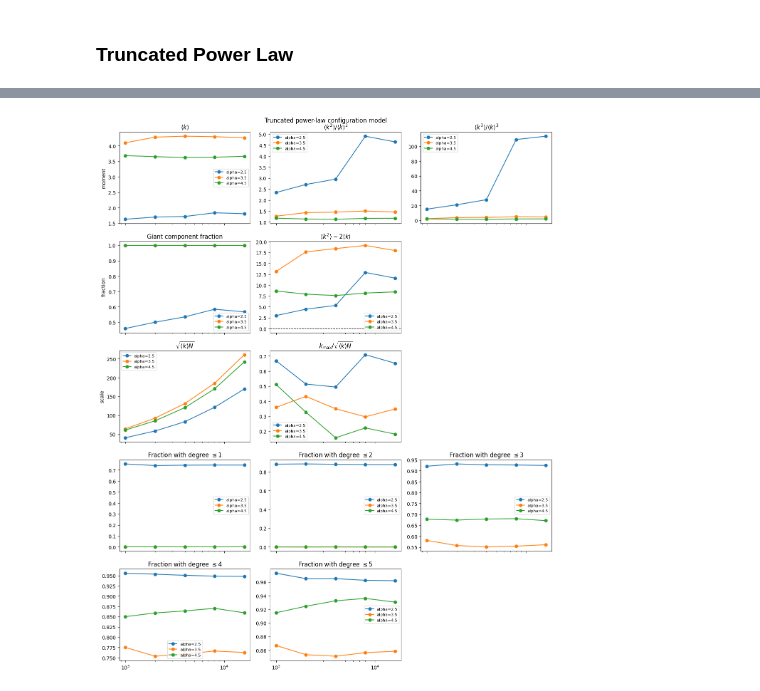
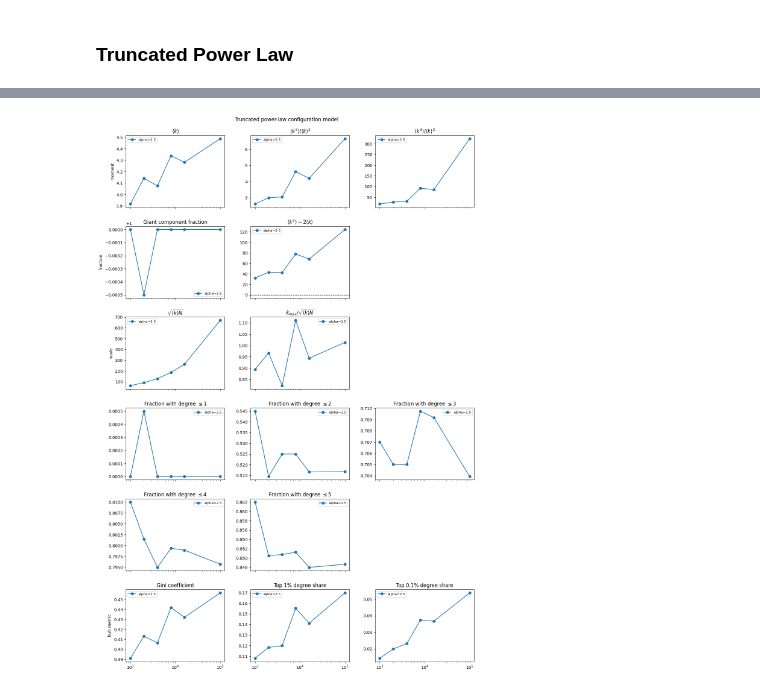
Before and after one commit to niccozagli/Dynamical_Systems_Networks, a Jupyter notebook: notebooks/prototyping/prototyping_networks.ipynb, the cells around one changed output, grey strips where cells are left out. Saved outputs shown, nothing was run; the diff lists cells and outputs as text; code cells hidden in the pictures.

Commit message:
Changed phase diagram scripts

```diff
--- a/notebooks/prototyping/prototyping_networks.ipynb
+++ b/notebooks/prototyping/prototyping_networks.ipynb
@@ -312,10 +408,34 @@ from matplotlib import pyplot as plt
 import networkx as nx
 from dyn_net.networks import get_network
 
-N_list = [ 1000, 2000, 4000, 8000, 16000]
-alphas = [2.5, 3.5, 4.5]
-k_mins = [1,3,3]
-k_max = 100
+N_list = [ 1000, 2000, 4000, 8000, 16000, 100_000]
+alphas = [2.5]#, 3.5, 4.5]
+k_mins = [2]#,3,3]
+
+
+
+def gini_coefficient(values: np.ndarray) -> float:
+    values = np.asarray(values, dtype=float).ravel()
+    if values.size == 0:
+        return np.nan
+    if np.all(values == 0):
+        return 0.0
+    values = np.sort(values)
+    n = values.size
+    cum_idx = np.arange(1, n + 1)
+    return (2.0 * np.sum(cum_idx * values) / (n * values.sum())) - (n + 1) / n
+
+
+def top_percentile_degree_share(values: np.ndarray, p: float) -> float:
+    values = np.asarray(values, dtype=float).ravel()
+    if values.size == 0:
+        return np.nan
+    total = values.sum()
+    if total == 0:
+        return 0.0
+    k = max(1, int(np.ceil(p * values.size)))
+    top = np.sort(values)[-k:]
+    return float(top.sum() / total)
 
 
 results = {}
@@ -328,7 +448,7 @@ for alpha,k_min in zip(alphas,k_mins):
             'params' : {
                 'alpha' : alpha,
                 'k_min' : k_min,
-                'k_max' : k_max
+                'k_max' : int( np.floor( np.sqrt( (alpha-1) / (alpha-2) * k_min  * N ) ) )
             }
         }
         network_params = {
@@ -355,6 +475,10 @@ for alpha,k_min in zip(alphas,k_mins):
         k_max_emp = float(degrees.max()) if degrees.size else 0.0
         k_max_ratio = k_max_emp / structural_cutoff if structural_cutoff > 0 else np.nan
 
+        gini = gini_coefficient(degrees)
+        top_1pct = top_percentile_degree_share(degrees, 0.01)
+        top_01pct = top_percentile_degree_share(degrees, 0.001)
+
         G = nx.from_scipy_sparse_array(A)
         if G.number_of_nodes() > 0:
             giant_size = max((len(c) for c in nx.connected_components(G)), default=0)
@@ -366,13 +490,14 @@ for alpha,k_min in zip(alphas,k_mins):
             N, m1, m2, m3, structural_cutoff,
             frac_le_1, frac_le_2, frac_le_3, frac_le_4, frac_le_5,
             k_max_emp, k_max_ratio,
-            frac_giant
+            frac_giant,
+            gini, top_1pct, top_01pct
         ))
     results[alpha] = records
 
 
 # Plot moments and structural diagnostics vs N
-fig, axes = plt.subplots(5, 3, figsize=(13, 16), sharex=True)
+fig, axes = plt.subplots(6, 3, figsize=(13, 19), sharex=True)
 for alpha in alphas:
     data = results[alpha]
     Ns = np.array([r[0] for r in data])
@@ -387,6 +512,9 @@ for alpha in alphas:
     frac5 = np.array([r[9] for r in data])
     kmax_ratio = np.array([r[11] for r in data])
     frac_giant = np.array([r[12] for r in data])
+    gini = np.array([r[13] for r in data])
+    top_1pct = np.array([r[14] for r in data])
+    top_01pct = np.array([r[15] for r in data])
     crit_vals = m2s - 2 * m1s
 
     axes[0, 0].semilogx(Ns, m1s, marker='o', label=f'alpha={alpha}')
@@ -405,39 +533,48 @@ for alpha in alphas:
 
     axes[4, 0].semilogx(Ns, frac4, marker='o', label=f'alpha={alpha}')
     axes[4, 1].semilogx(Ns, frac5, marker='o', label=f'alpha={alpha}')
+
+    axes[5, 0].semilogx(Ns, gini, marker='o', label=f'alpha={alpha}')
+    axes[5, 1].semilogx(Ns, top_1pct, marker='o', label=f'alpha={alpha}')
+    axes[5, 2].semilogx(Ns, top_01pct, marker='o', label=f'alpha={alpha}')
 
 axes[0, 0].set_title(r'$\langle k \rangle$')
 axes[0, 0].set_ylabel('moment')
 axes[0, 1].set_title(r'$\langle k^2 \rangle / \langle k \rangle^2$')
 axes[0, 2].set_title(r'$\langle k^3 \rangle / \langle k \rangle^3$')
 
 axes[1, 0].set_title('Giant component fraction')
 axes[1, 0].set_ylabel('fraction')
 axes[1, 1].set_title(r'$\langle k^2 \rangle - 2\langle k \rangle$')
 axes[1, 1].axhline(0.0, color='k', linewidth=1.0, linestyle='--')
 
 axes[2, 0].set_title(r'$\sqrt{\langle k \rangle N }$')
 axes[2, 0].set_ylabel('scale')
 axes[2, 1].set_title(r'$k_{\max} / \sqrt{\langle k \rangle N}$')
 
 axes[3, 0].set_title(r'Fraction with degree $\leq 1$')
 axes[3, 1].set_title(r'Fraction with degree $\leq 2$')
 axes[3, 2].set_title(r'Fraction with degree $\leq 3$')
 
 axes[4, 0].set_title(r'Fraction with degree $\leq 4$')
 axes[4, 1].set_title(r'Fraction with degree $\leq 5$')
 
+axes[5, 0].set_title('Gini coefficient')
+axes[5, 0].set_ylabel('hub metric')
+axes[5, 1].set_title('Top 1% degree share')
+axes[5, 2].set_title('Top 0.1% degree share')
+
 for ax in axes.ravel():
     if ax in (axes[1, 2], axes[2, 2], axes[4, 2]):
         continue
     ax.legend(fontsize=8)
 
 axes[1, 2].axis('off')
 axes[2, 2].axis('off')
 axes[4, 2].axis('off')
 
 fig.suptitle('Truncated power-law configuration model')
-fig.tight_layout()
-#fig.savefig("Choice_network.png",dpi=600)
+fig.tight_layout(pad=2)
+fig.savefig("../../figures/PowerLaw_SecondChoice_Alpha25.png",dpi=600)
 # %% [output]
-[figure, old version]
+[figure, new version]
```
Also changed, not shown: parts of 4 cells of this notebook, 31 other files.
